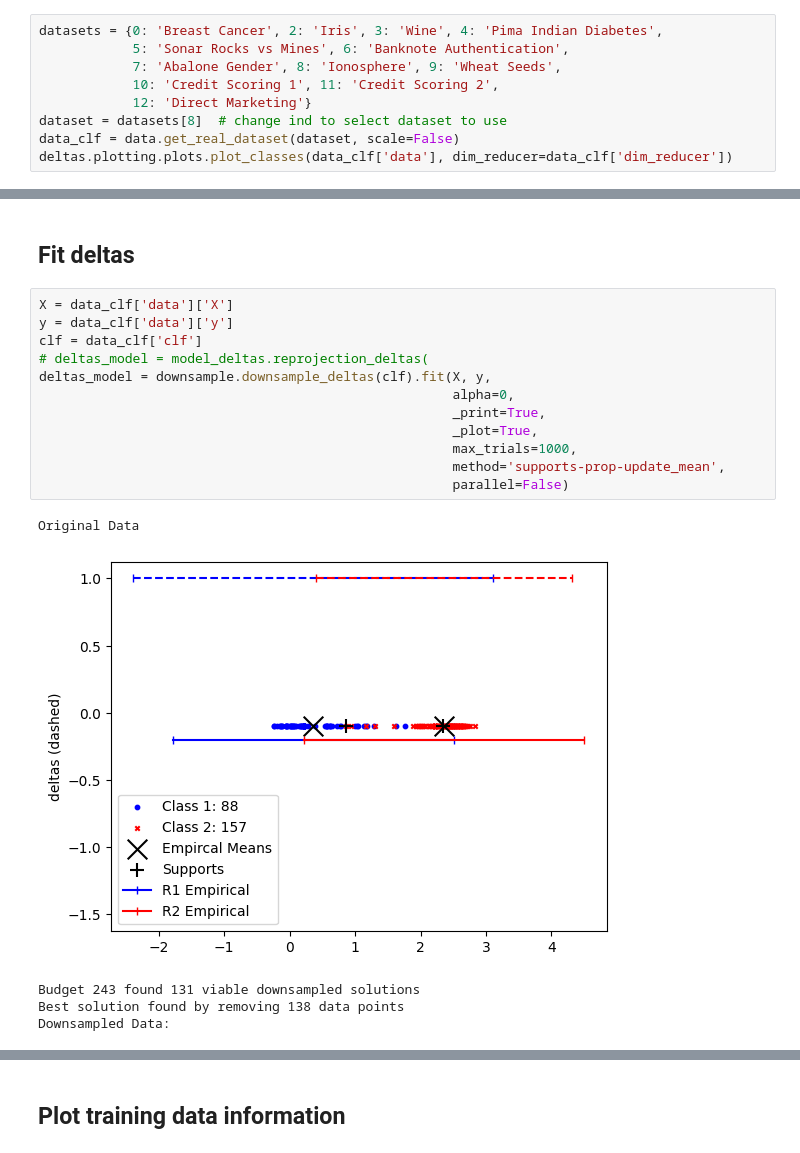
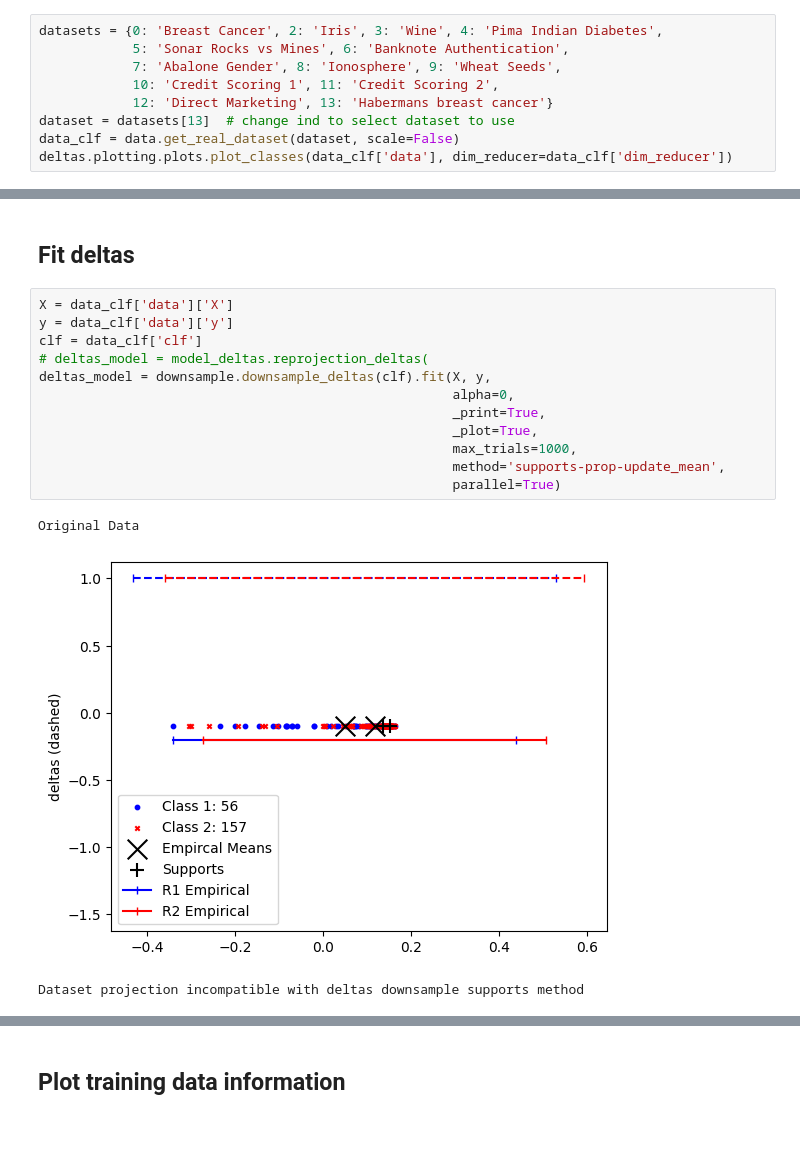
Before and after one commit to mattclifford1/linear_confidence, a Jupyter notebook: notebooks/datasets.ipynb, the cells around one changed output, grey strips where cells are left out. Saved outputs shown, nothing was run; the diff lists cells and outputs as text.

```diff
--- a/notebooks/datasets.ipynb
+++ b/notebooks/datasets.ipynb
@@ -17,8 +17,8 @@ datasets = {0: 'Breast Cancer', 2: 'Iris', 3: 'Wine', 4: 'Pima Indian Diabetes',
             5: 'Sonar Rocks vs Mines', 6: 'Banknote Authentication',
             7: 'Abalone Gender', 8: 'Ionosphere', 9: 'Wheat Seeds',
             10: 'Credit Scoring 1', 11: 'Credit Scoring 2',
-            12: 'Direct Marketing'}
-dataset = datasets[8]  # change ind to select dataset to use
+            12: 'Direct Marketing', 13: 'Habermans breast cancer'}
+dataset = datasets[13]  # change ind to select dataset to use
 data_clf = data.get_real_dataset(dataset, scale=False)
 deltas.plotting.plots.plot_classes(data_clf['data'], dim_reducer=data_clf['dim_reducer'])
 # %% [output]
@@ -48,18 +48,16 @@ SMOTE
 # %%
 X = data_clf['data']['X']
 y = data_clf['data']['y']
 clf = data_clf['clf']
 # deltas_model = model_deltas.reprojection_deltas(
 deltas_model = downsample.downsample_deltas(clf).fit(X, y,
                                                      alpha=0,
                                                      _print=True,
                                                      _plot=True,
                                                      max_trials=1000,
                                                      method='supports-prop-update_mean',
-                                                     parallel=False)
+                                                     parallel=True)
 # %% [output]
 Original Data
-[figure, old version]
+[figure, new version]
-Budget 243 found 131 viable downsampled solutions
-Best solution found by removing 138 data points
-Downsampled Data:
+Dataset projection incompatible with deltas downsample supports method
```
Also changed, not shown: parts of 6 cells of this notebook, 14 other files.
